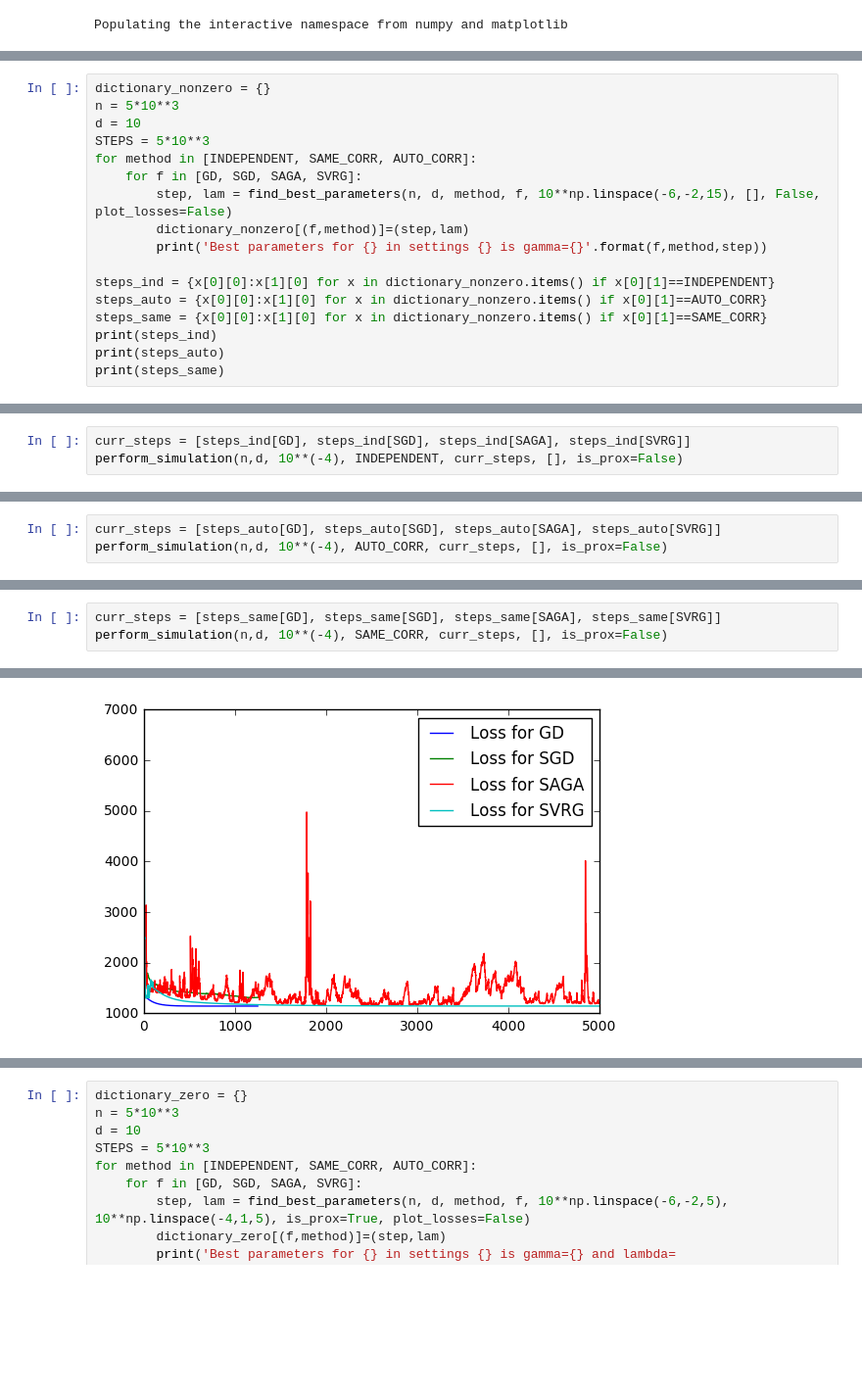
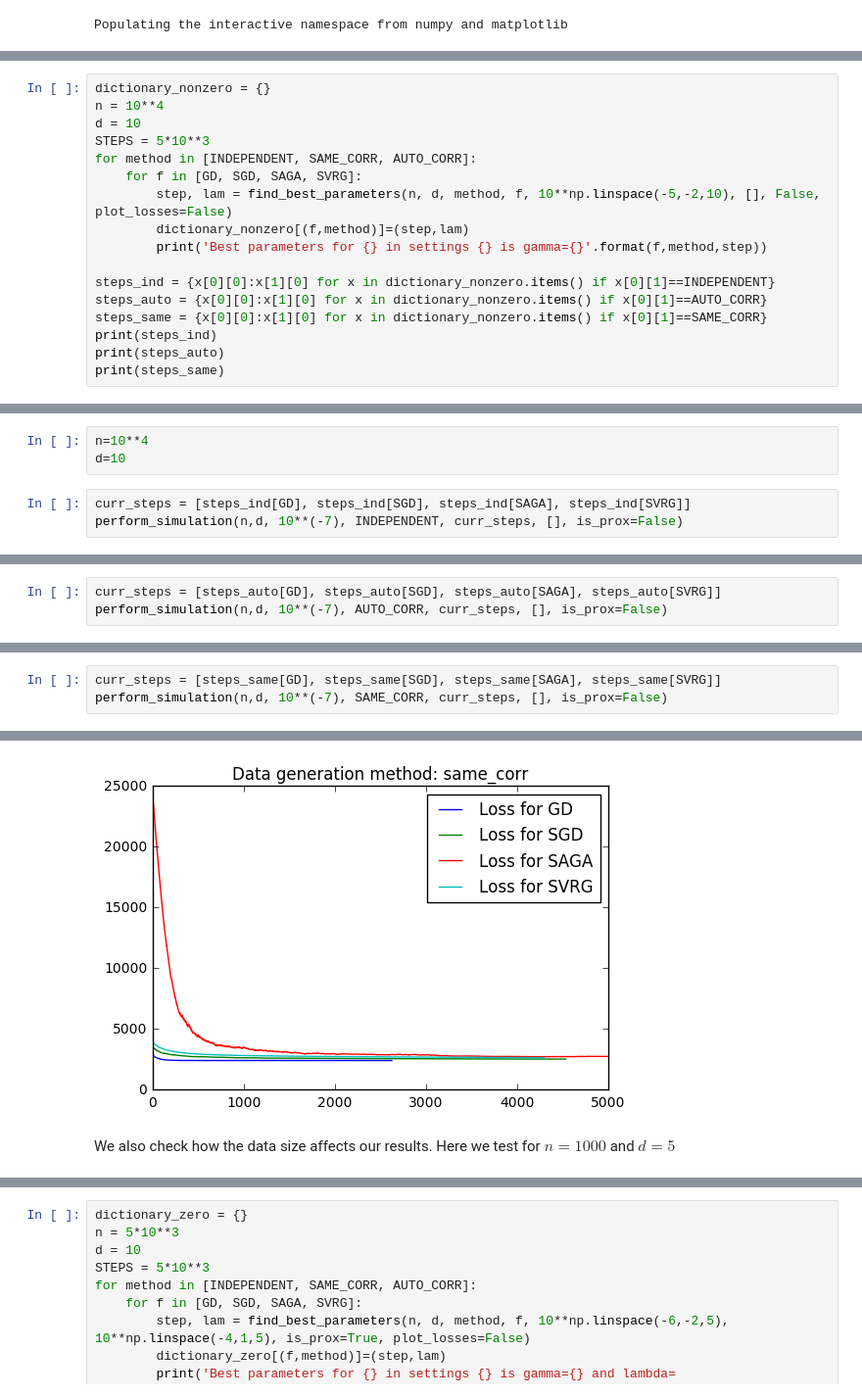
Before and after one commit to sjwilczynski/AlgStPr, a Jupyter notebook: lab3/ProjectNotebook.ipynb, the cells around one changed output, grey strips where cells are left out. Shown: that part at 98% size. Cells and saved outputs as stored; diff of their text form; blank space fills up the shorter version.

```diff
--- a/lab3/ProjectNotebook.ipynb
+++ b/lab3/ProjectNotebook.ipynb
@@ -261,11 +272,11 @@ def find_best_parameters(n,d, data_generation, f_type, steps, lambdas, is_prox=F
 # %%
 dictionary_nonzero = {}
-n = 5*10**3
+n = 10**4
 d = 10
 STEPS = 5*10**3
 for method in [INDEPENDENT, SAME_CORR, AUTO_CORR]:
     for f in [GD, SGD, SAGA, SVRG]:
-        step, lam = find_best_parameters(n, d, method, f, 10**np.linspace(-6,-2,15), [], False, plot_losses=False)
+        step, lam = find_best_parameters(n, d, method, f, 10**np.linspace(-5,-2,10), [], False, plot_losses=False)
         dictionary_nonzero[(f,method)]=(step,lam)
         print('Best parameters for {} in settings {} is gamma={}'.format(f,method,step))
 
@@ -291,4 +305,7 @@ Best parameters for svrg in settings auto_corr is gamma=0.1
+# %%
+n=10**4
+d=10
 # %%
 curr_steps = [steps_ind[GD], steps_ind[SGD], steps_ind[SAGA], steps_ind[SVRG]]
-perform_simulation(n,d, 10**(-4), INDEPENDENT, curr_steps, [], is_prox=False)
+perform_simulation(n,d, 10**(-7), INDEPENDENT, curr_steps, [], is_prox=False)
 # %% [output]
@@ -313,4 +330,4 @@ The loss was 1483.04723742
 # %%
 curr_steps = [steps_auto[GD], steps_auto[SGD], steps_auto[SAGA], steps_auto[SVRG]]
-perform_simulation(n,d, 10**(-4), AUTO_CORR, curr_steps, [], is_prox=False)
+perform_simulation(n,d, 10**(-7), AUTO_CORR, curr_steps, [], is_prox=False)
 # %% [output]
@@ -335,4 +352,4 @@ The loss was 1689.57057545
 # %%
 curr_steps = [steps_same[GD], steps_same[SGD], steps_same[SAGA], steps_same[SVRG]]
-perform_simulation(n,d, 10**(-4), SAME_CORR, curr_steps, [], is_prox=False)
+perform_simulation(n,d, 10**(-7), SAME_CORR, curr_steps, [], is_prox=False)
 # %% [output]
@@ -356 +373,3 @@ The loss was 1144.88662811
-[figure, old version]
+[figure, new version]
+# %% [markdown]
+We also check how the data size affects our results. Here we test for $n=1000$ and $d=5$
```
Also changed, not shown: parts of 18 cells of this notebook.
